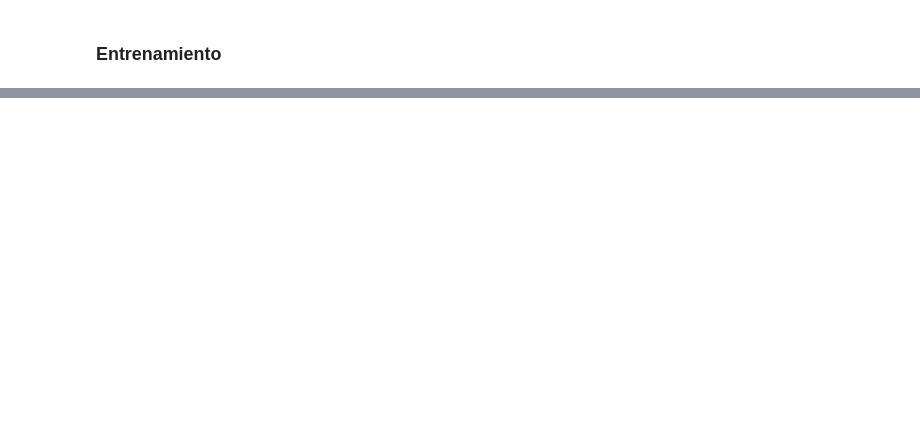
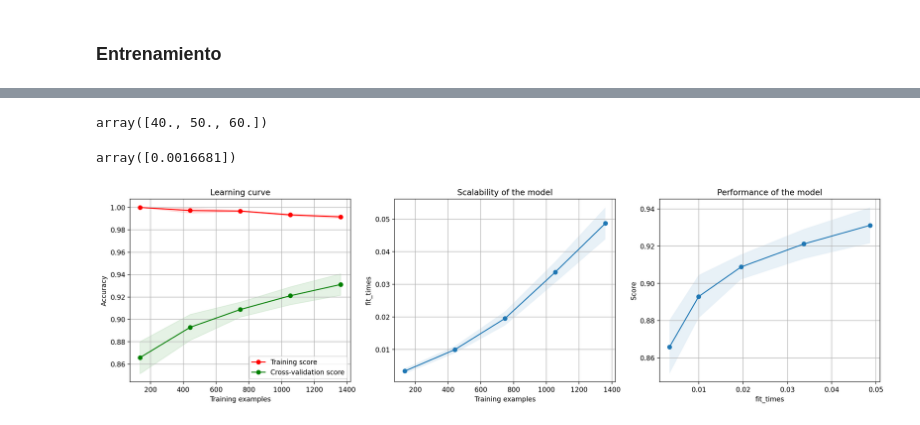
Before and after one commit to mianfg-DGIIM/AA, a Jupyter notebook: Prácticas/Práctica Final/PF_notebook-mianfg.ipynb, the cells around one changed output, grey strips where cells are left out. Drawn from its saved outputs; the diff is of its cells as text; code cells hidden in the pictures; blank space fills up the shorter version.

```diff
--- a/Prácticas/Práctica Final/PF_notebook-mianfg.ipynb
+++ b/Prácticas/Práctica Final/PF_notebook-mianfg.ipynb
@@ -424,0 +445,8 @@ Accuracy en test: 0.8896713615023474
+# %%
+best_models = {key: GridSearchCV(pipeline, search_spaces[key], scoring='accuracy', cv=5, n_jobs=-1, verbose=10) for key in search_spaces.keys()}
+time = {}
+
+for key in best_models.keys():
+    t0 = default_timer()
+    best_models[key].fit(X_train, y_train)
+    time[key] = default_timer() - t0
@@ -424,0 +458,9 @@ Accuracy en test: 0.8896713615023474
+# %%
+best_params = {key: best_models[key].best_params_ for key in best_models.keys()}
+best_estimators = {key: best_models[key].best_estimator_ for key in best_models.keys()}
+best_scores = {key: best_models[key].best_score_ for key in best_models.keys()}
+
+print("\nParámetros de los mejores modelos:")
+print(best_params)
+print("\nAccuracy en CV de los mejores modelos:")
+print(best_scores)
@@ -424,0 +512,12 @@ Accuracy en test: 0.8896713615023474
+# %%
+np.linspace(40, 60, 3)
+# %% [output]
+array([40., 50., 60.])
+# %%
+np.array([0.0016681005372000592])
+# %% [output]
+array([0.0016681])
+# %%
+plot_learning_curve(best_estimators['svm'], X_train, y_train, 'accuracy', cv=5)
+# %% [output]
+[figure, added]
```
Also changed, not shown: parts of 23 cells of this notebook, 7 other files.
